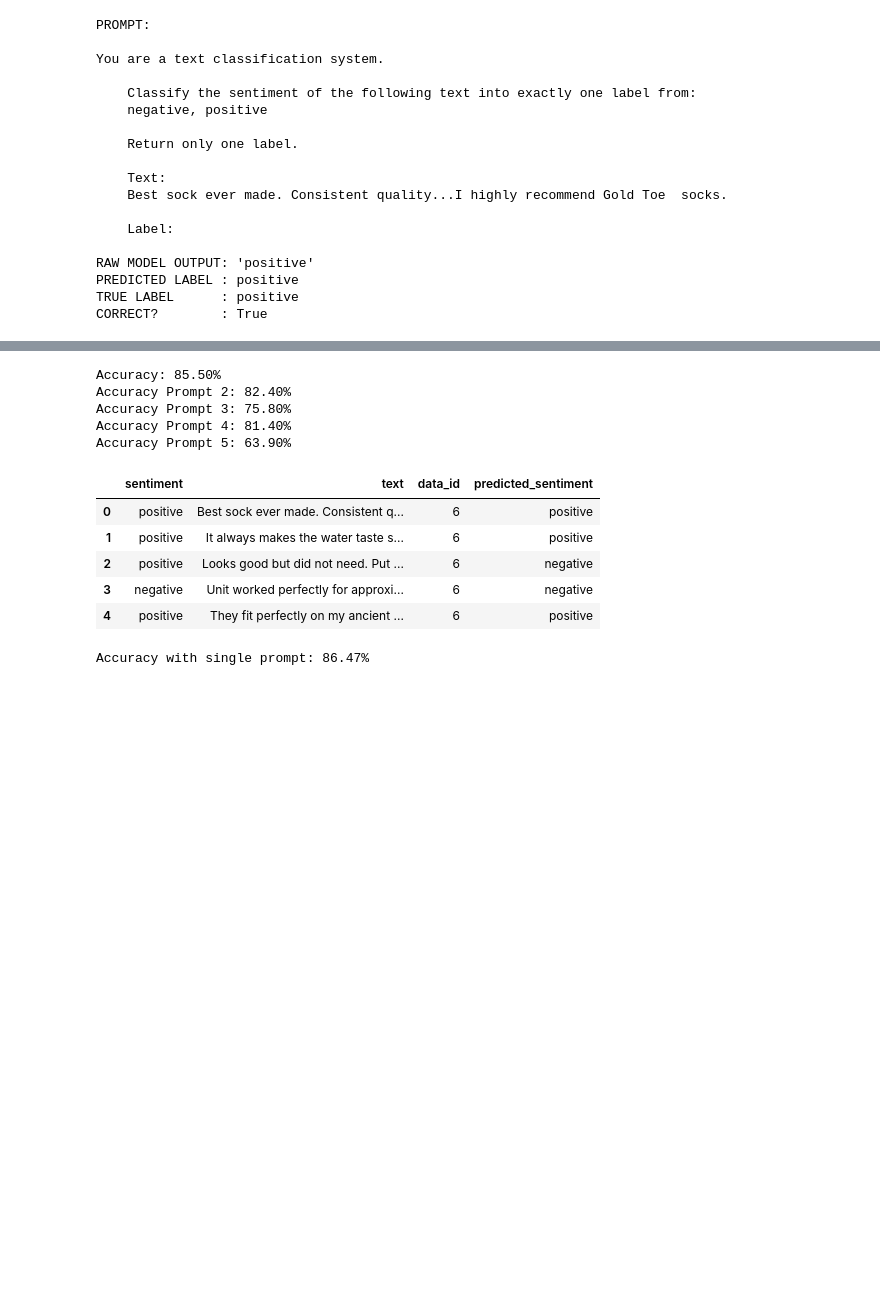
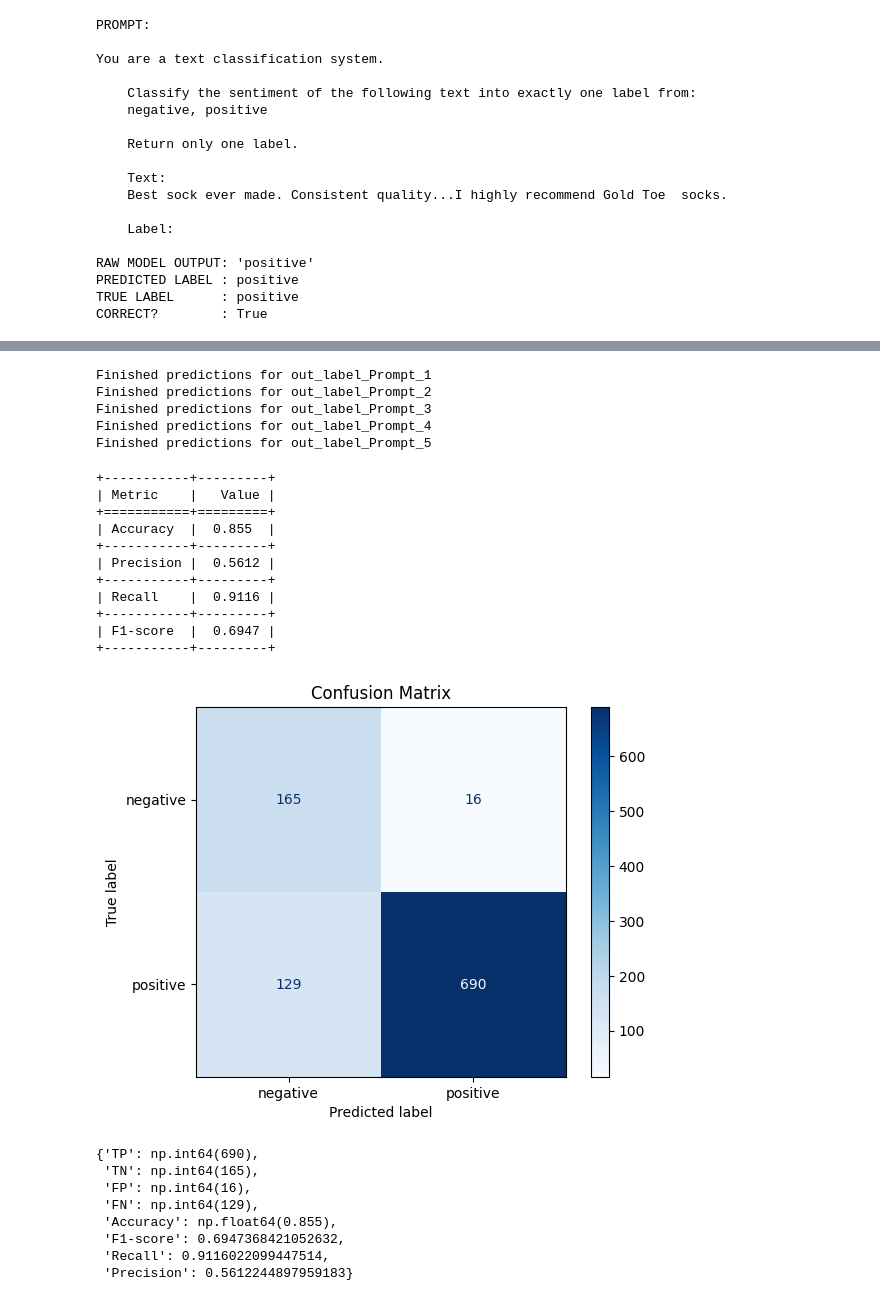
Before and after one commit to ngnma/Sentiment-Analysis-Logistic-Regression-vs-LLMs, a Jupyter notebook: main.ipynb, the cells around one changed output, grey strips where cells are left out. Cells and saved outputs as stored; diff of their text form; code cells hidden in the pictures; blank space fills up the shorter version.

Commit message:
Add full modular pipeline for single prompt with evaluation.

```diff
--- a/main.ipynb
+++ b/main.ipynb
@@ -574,21 +498,0 @@ predicted_df
-# %%
-accuracy = (predicted_df['sentiment'] == predicted_df['out_label_Prompt_1']).mean()
-print(f"Accuracy: {accuracy:.2%}")
-
-accuracy2 = (predicted_df['sentiment'] == predicted_df['out_label_Prompt_2']).mean()
-print(f"Accuracy Prompt 2: {accuracy2:.2%}")
-
-accuracy3 = (predicted_df['sentiment'] == predicted_df['out_label_Prompt_3']).mean()
-print(f"Accuracy Prompt 3: {accuracy3:.2%}")
-
-accuracy4 = (predicted_df['sentiment'] == predicted_df['out_label_Prompt_4']).mean()
-print(f"Accuracy Prompt 4: {accuracy4:.2%}")
-
-accuracy5 = (predicted_df['sentiment'] == predicted_df['out_label_Prompt_5']).mean()
-print(f"Accuracy Prompt 5: {accuracy5:.2%}")
-# %% [output]
-Accuracy: 85.50%
-Accuracy Prompt 2: 82.40%
-Accuracy Prompt 3: 75.80%
-Accuracy Prompt 4: 81.40%
-Accuracy Prompt 5: 63.90%
@@ -655,15 +499,38 @@ preds = predict_dataset_single_prompt(
-# %%
-train_df['predicted_sentiment'] = preds
-train_df.head()
-# %% [output]
-|  | sentiment | text | data_id | predicted_sentiment |
-| 0 | positive | Best sock ever made. Consistent q... | 6 | positive |
-| 1 | positive | It always makes the water taste s... | 6 | positive |
-| 2 | positive | Looks good but did not need. Put ... | 6 | negative |
-| 3 | negative | Unit worked perfectly for approxi... | 6 | negative |
-| 4 | positive | They fit perfectly on my ancient ... | 6 | positive |
-# %%
-accuracy_single_prompt = (train_df['sentiment'] == train_df['predicted_sentiment']).mean()
-print(f"Accuracy with single prompt: {accuracy_single_prompt:.2%}")
-# %% [output]
-Accuracy with single prompt: 86.47%
+# %%
+# =========================================================
+# Pipeline for full dataset inference with 1 prompt template
+# =========================================================
+# 1) Generate predictions
+predicted_df = run_full_prompt_inference(train_df)
+# 2) Save predictions and templates
+save_results(predicted_df, PROMPT_TEMPLATES)
+# %% [output]
+Finished predictions for out_label_Prompt_1
+Finished predictions for out_label_Prompt_2
+Finished predictions for out_label_Prompt_3
+Finished predictions for out_label_Prompt_4
+Finished predictions for out_label_Prompt_5
+# %%
+# 3) Evaluation
+evaluation(predicted_df, true_column_name="sentiment", predicted_column_name="out_label_Prompt_1", valid_labels=sorted(train_df["sentiment"].astype(str).str.lower().unique().tolist()), print_scores=True, print_confusion_matrix=True)
+# %% [output]
++-----------+---------+
+| Metric    |   Value |
++===========+=========+
+| Accuracy  |  0.855  |
++-----------+---------+
+| Precision |  0.5612 |
++-----------+---------+
+| Recall    |  0.9116 |
++-----------+---------+
+| F1-score  |  0.6947 |
++-----------+---------+
+[figure, added]
+{'TP': np.int64(690),
+ 'TN': np.int64(165),
+ 'FP': np.int64(16),
+ 'FN': np.int64(129),
+ 'Accuracy': np.float64(0.855),
+ 'F1-score': 0.6947368421052632,
+ 'Recall': 0.9116022099447514,
+ 'Precision': 0.5612244897959183}
```
Also changed, not shown: parts of 11 cells of this notebook.
